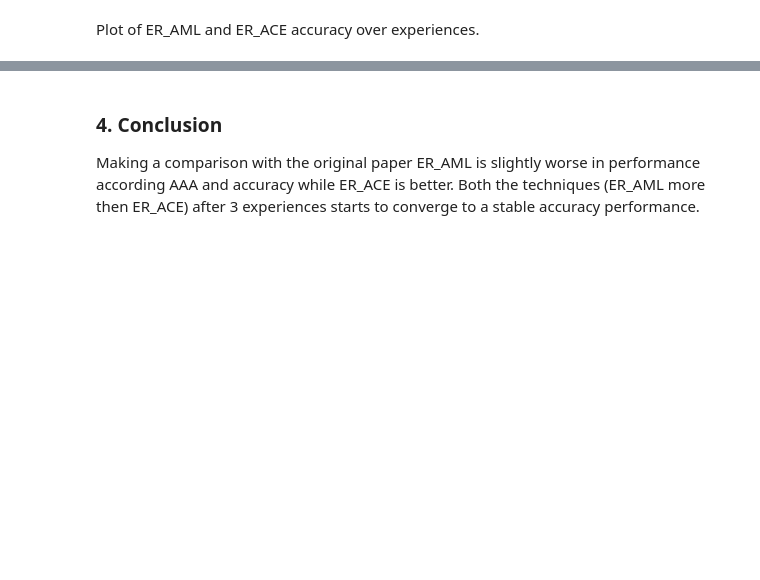
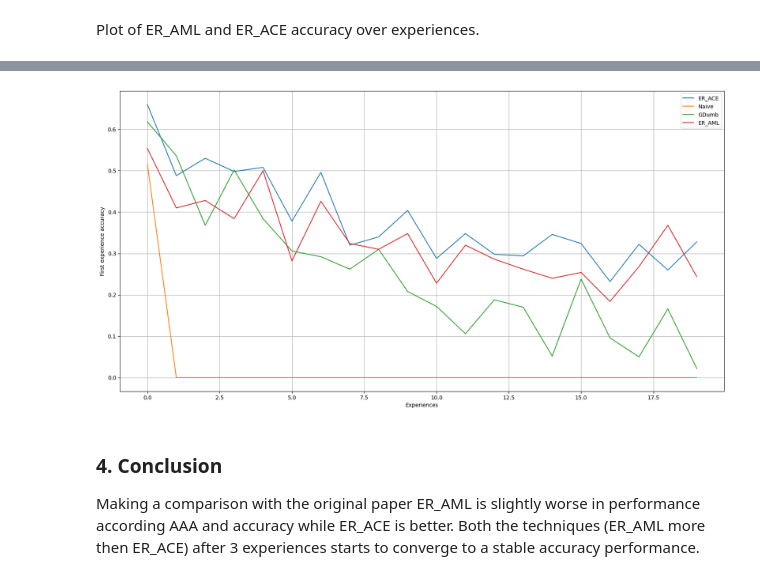
Before and after one commit to GeremiaPompei/asymmetric_er, a Jupyter notebook: results_analysis.ipynb, the cells around one changed output, grey strips where cells are left out. Saved outputs shown, nothing was run; the diff lists cells and outputs as text; code cells hidden in the pictures; blank space fills up the shorter version.

Commit message:
update results

```diff
--- a/results_analysis.ipynb
+++ b/results_analysis.ipynb
@@ -86,3 +109,13 @@ plt.show()
+# %%
+first_exp_acc_over_exp = {k: [x['Top1_Acc_Exp/eval_phase/test_stream/Task000/Exp000'] for x in v['test'][3]] for k, v in results.items()}
+
+plot(
+    first_exp_acc_over_exp,
+    xlabel='Experiences',
+    ylabel='First experience accuracy'
+)
+# %% [output]
+[figure, added]
 # %% [markdown]
 ### 4. Conclusion
 Making a comparison with the original paper ER_AML is slightly worse in performance according AAA and accuracy while ER_ACE is better. Both the techniques (ER_AML more then ER_ACE) after 3 experiences starts to converge to a stable accuracy performance.
```
Also changed, not shown: parts of 4 cells of this notebook, 4 other files.
